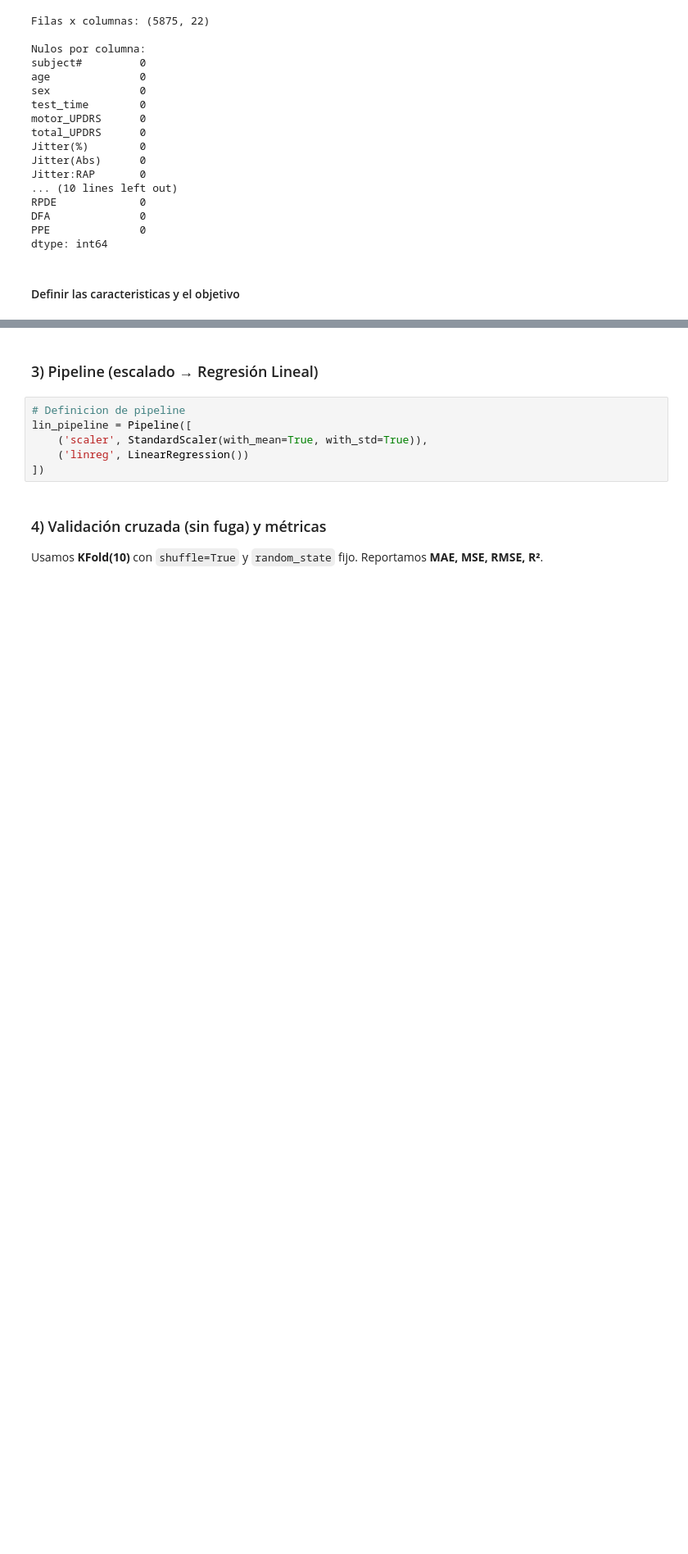
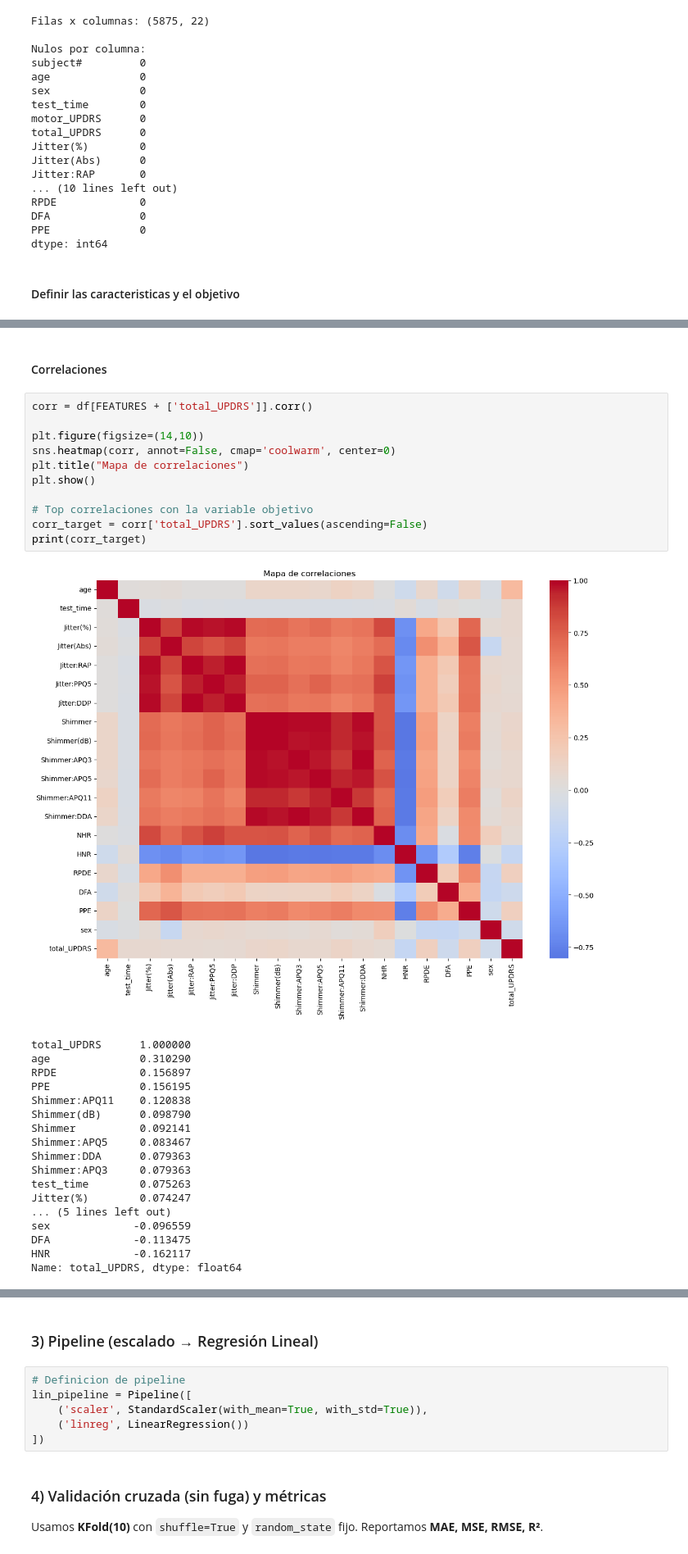
Before and after one commit to EdwinIniguez/Problema-de-regresion, a Jupyter notebook: problema_de_regresion.ipynb, the cells around one changed output, grey strips where cells are left out. Shown: that part at 82% size. Cells and saved outputs as stored; diff of their text form; blank space fills up the shorter version.

```diff
--- a/problema_de_regresion.ipynb
+++ b/problema_de_regresion.ipynb
@@ -98,0 +114,32 @@ y = df['total_UPDRS'].astype(float).copy()
+# %% [markdown]
+#### Correlaciones
+# %%
+corr = df[FEATURES + ['total_UPDRS']].corr()
+
+plt.figure(figsize=(14,10))
+sns.heatmap(corr, annot=False, cmap='coolwarm', center=0)
+plt.title("Mapa de correlaciones")
+plt.show()
+
+# Top correlaciones con la variable objetivo
+corr_target = corr['total_UPDRS'].sort_values(ascending=False)
+print(corr_target)
+# %% [output]
+[figure, added]
+total_UPDRS      1.000000
+age              0.310290
+RPDE             0.156897
+PPE              0.156195
+Shimmer:APQ11    0.120838
+Shimmer(dB)      0.098790
+Shimmer          0.092141
+Shimmer:APQ5     0.083467
+Shimmer:DDA      0.079363
+Shimmer:APQ3     0.079363
+test_time        0.075263
+Jitter(%)        0.074247
+... (5 lines left out)
+sex             -0.096559
+DFA             -0.113475
+HNR             -0.162117
+Name: total_UPDRS, dtype: float64
```
Also changed, not shown: parts of 9 cells of this notebook.
